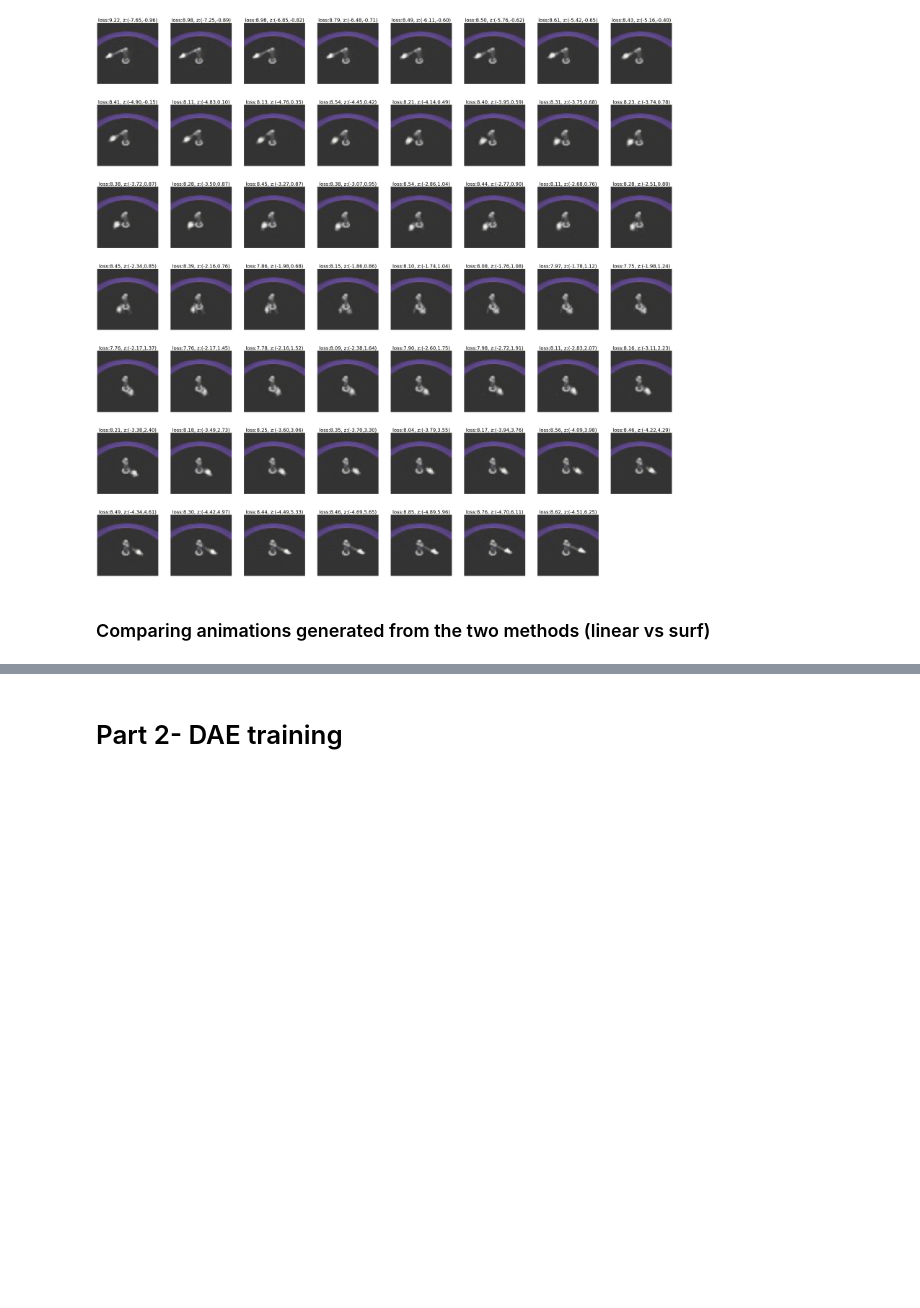
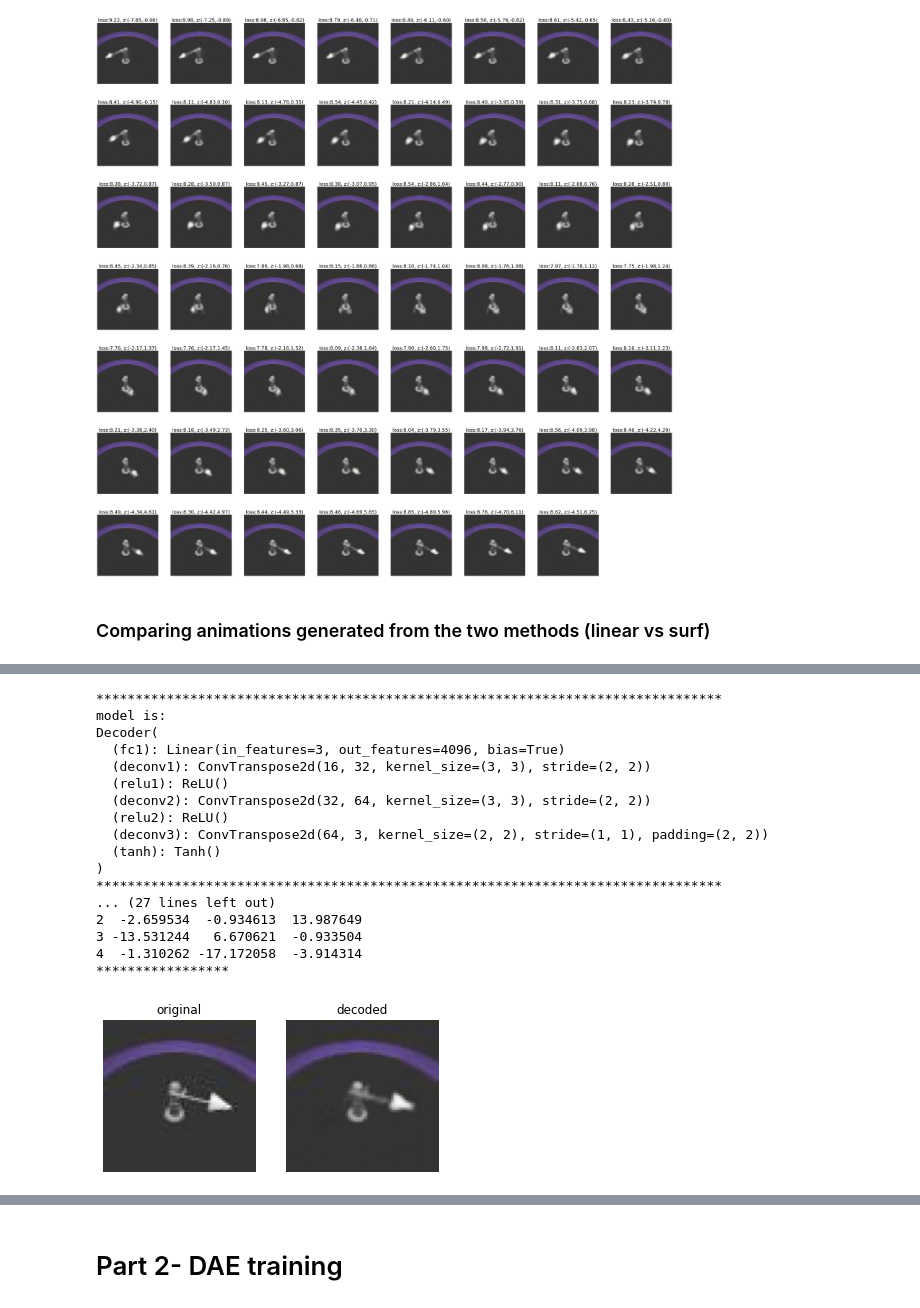
Before and after one commit to Iddoyadlin/DeepLearningCS3598, a Jupyter notebook: graph.ipynb, the cells around one changed output, grey strips where cells are left out. Drawn from its saved outputs; the diff is of its cells as text; code cells hidden in the pictures; blank space fills up the shorter version.

```diff
--- a/graph.ipynb
+++ b/graph.ipynb
@@ -490,0 +493,27 @@ HTML('<div> linear <img src=2d_linear.gif> </img> <img src=2d_surfing.gif> surfi
+# %%
+path = 'benchmarks/model6'
+config = load_config(path)
+model = load_model(path)
+encoding = load_encoding(path)
+points = [p['z'] for p in encoding]
+describe(config, model, encoding)
+show_true_vs_decoded(encoding, model, idx=0)
+# %% [output]
+********************************************************************************
+model is:
+Decoder(
+  (fc1): Linear(in_features=3, out_features=4096, bias=True)
+  (deconv1): ConvTranspose2d(16, 32, kernel_size=(3, 3), stride=(2, 2))
+  (relu1): ReLU()
+  (deconv2): ConvTranspose2d(32, 64, kernel_size=(3, 3), stride=(2, 2))
+  (relu2): ReLU()
+  (deconv3): ConvTranspose2d(64, 3, kernel_size=(2, 2), stride=(1, 1), padding=(2, 2))
+  (tanh): Tanh()
+)
+********************************************************************************
+... (27 lines left out)
+2  -2.659534  -0.934613  13.987649
+3 -13.531244   6.670621  -0.933504
+4  -1.310262 -17.172058  -3.914314
+*****************
+[figure, added]
```
Also changed, not shown: parts of 11 cells of this notebook.
